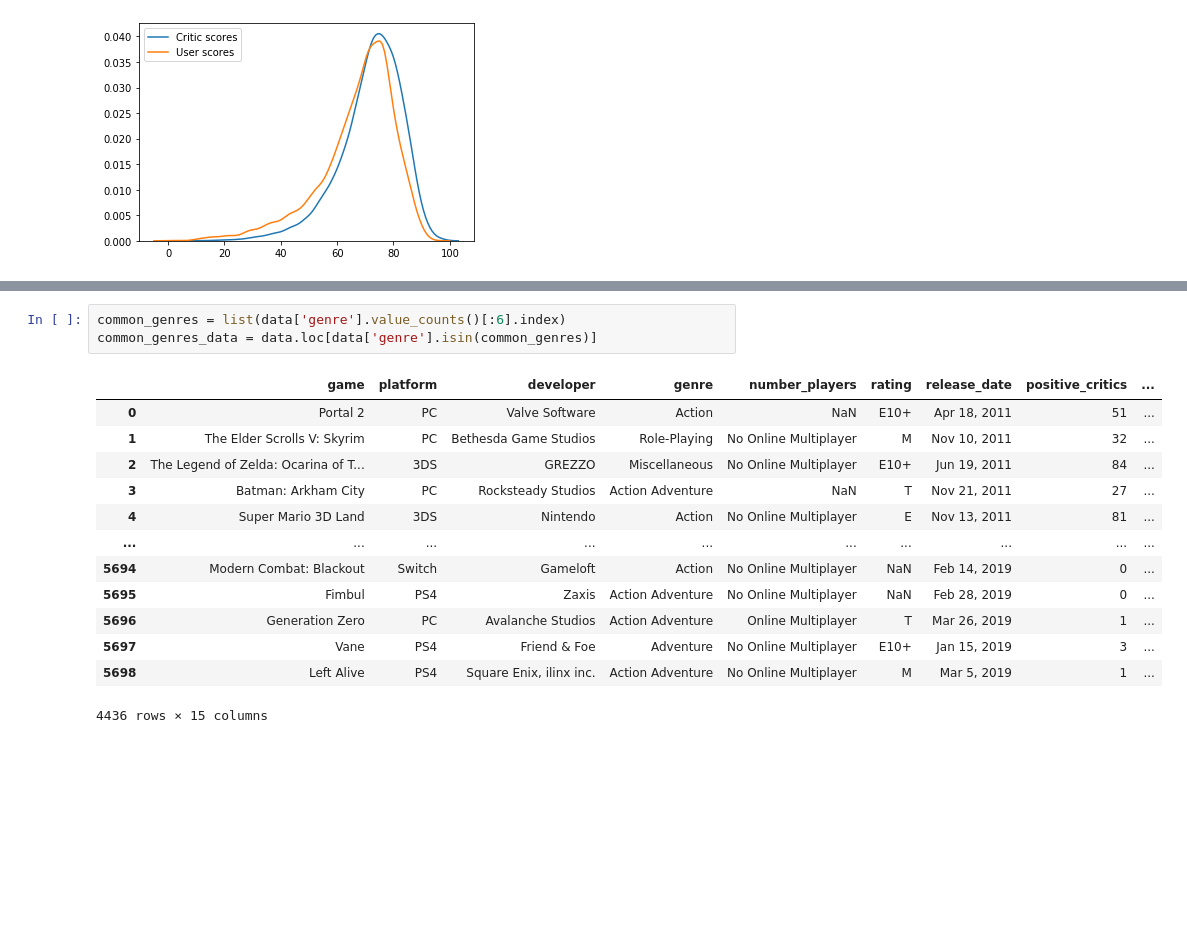
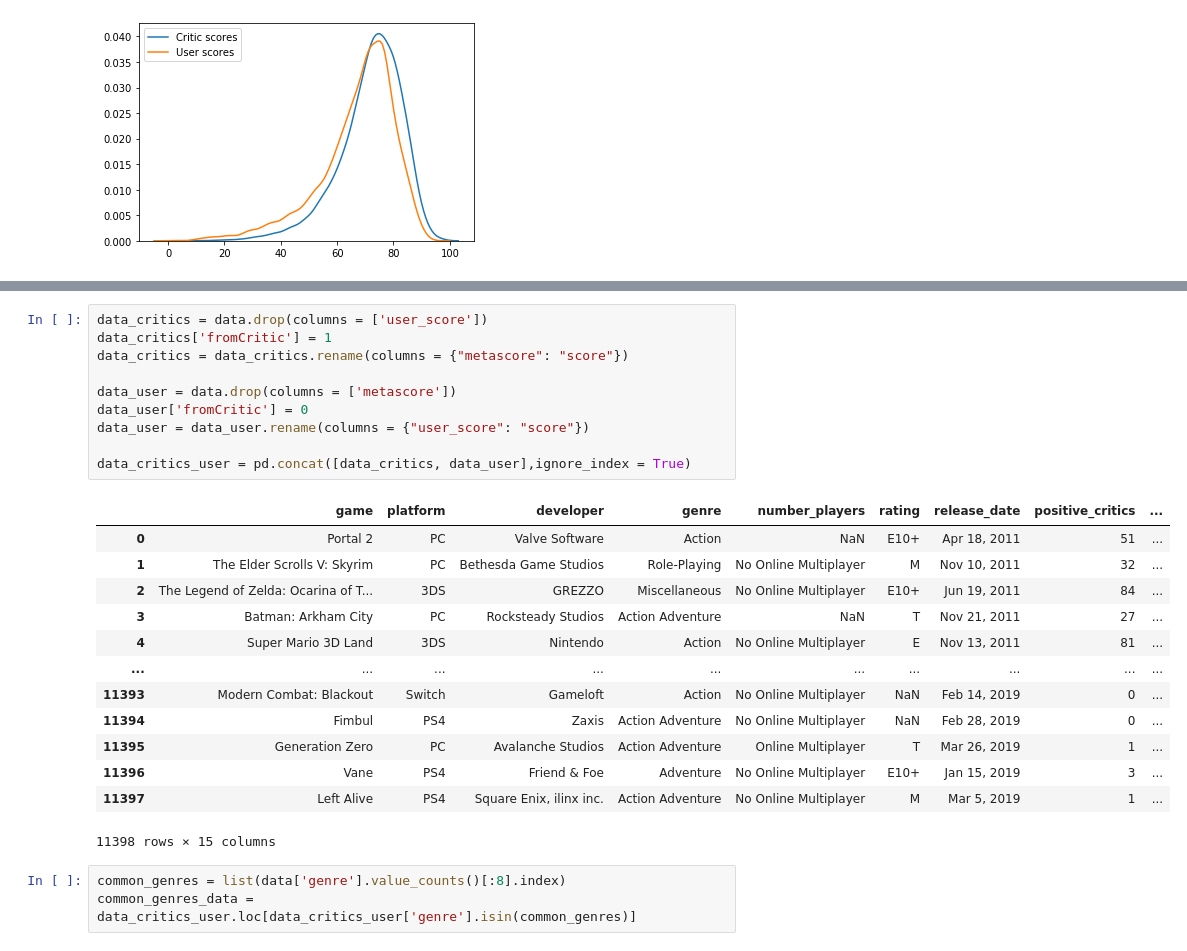
Before and after one commit to Daniel-Tebart/MetacriticAnalysis, a Jupyter notebook: main.ipynb, the cells around one changed output, grey strips where cells are left out. Drawn from its saved outputs; the diff is of its cells as text; blank space fills up the shorter version.

```diff
--- a/main.ipynb
+++ b/main.ipynb
@@ -31,18 +27,28 @@ sns.kdeplot(uscores, bw = 2, label = "User scores")
+# %%
+data_critics = data.drop(columns = ['user_score'])
+data_critics['fromCritic'] = 1
+data_critics = data_critics.rename(columns = {"metascore": "score"})
+
+data_user = data.drop(columns = ['metascore'])
+data_user['fromCritic'] = 0
+data_user = data_user.rename(columns = {"user_score": "score"})
+
+data_critics_user = pd.concat([data_critics, data_user],ignore_index = True)
+# %% [output]
+|  | game | platform | developer | genre | number_players | rating | release_date | positive_critics | ... |
+| 0 | Portal 2 | PC | Valve Software | Action | NaN | E10+ | Apr 18, 2011 | 51 | ... |
+| 1 | The Elder Scrolls V: Skyrim | PC | Bethesda Game Studios | Role-Playing | No Online Multiplayer | M | Nov 10, 2011 | 32 | ... |
+| 2 | The Legend of Zelda: Ocarina of T... | 3DS | GREZZO | Miscellaneous | No Online Multiplayer | E10+ | Jun 19, 2011 | 84 | ... |
+| 3 | Batman: Arkham City | PC | Rocksteady Studios | Action Adventure | NaN | T | Nov 21, 2011 | 27 | ... |
+| 4 | Super Mario 3D Land | 3DS | Nintendo | Action | No Online Multiplayer | E | Nov 13, 2011 | 81 | ... |
+| ... | ... | ... | ... | ... | ... | ... | ... | ... | ... |
+| 11393 | Modern Combat: Blackout | Switch | Gameloft | Action | No Online Multiplayer | NaN | Feb 14, 2019 | 0 | ... |
+| 11394 | Fimbul | PS4 | Zaxis | Action Adventure | No Online Multiplayer | NaN | Feb 28, 2019 | 0 | ... |
+| 11395 | Generation Zero | PC | Avalanche Studios | Action Adventure | Online Multiplayer | T | Mar 26, 2019 | 1 | ... |
+| 11396 | Vane | PS4 | Friend & Foe | Adventure | No Online Multiplayer | E10+ | Jan 15, 2019 | 3 | ... |
+| 11397 | Left Alive | PS4 | Square Enix, ilinx inc. | Action Adventure | No Online Multiplayer | M | Mar 5, 2019 | 1 | ... |
+11398 rows × 15 columns
 # %%
-common_genres = list(data['genre'].value_counts()[:6].index)
-common_genres_data = data.loc[data['genre'].isin(common_genres)]
+common_genres = list(data['genre'].value_counts()[:8].index)
+common_genres_data = data_critics_user.loc[data_critics_user['genre'].isin(common_genres)]
-# %% [output]
-|  | game | platform | developer | genre | number_players | rating | release_date | positive_critics | ... |
-| 0 | Portal 2 | PC | Valve Software | Action | NaN | E10+ | Apr 18, 2011 | 51 | ... |
-| 1 | The Elder Scrolls V: Skyrim | PC | Bethesda Game Studios | Role-Playing | No Online Multiplayer | M | Nov 10, 2011 | 32 | ... |
-| 2 | The Legend of Zelda: Ocarina of T... | 3DS | GREZZO | Miscellaneous | No Online Multiplayer | E10+ | Jun 19, 2011 | 84 | ... |
-| 3 | Batman: Arkham City | PC | Rocksteady Studios | Action Adventure | NaN | T | Nov 21, 2011 | 27 | ... |
-| 4 | Super Mario 3D Land | 3DS | Nintendo | Action | No Online Multiplayer | E | Nov 13, 2011 | 81 | ... |
-| ... | ... | ... | ... | ... | ... | ... | ... | ... | ... |
-| 5694 | Modern Combat: Blackout | Switch | Gameloft | Action | No Online Multiplayer | NaN | Feb 14, 2019 | 0 | ... |
-| 5695 | Fimbul | PS4 | Zaxis | Action Adventure | No Online Multiplayer | NaN | Feb 28, 2019 | 0 | ... |
-| 5696 | Generation Zero | PC | Avalanche Studios | Action Adventure | Online Multiplayer | T | Mar 26, 2019 | 1 | ... |
-| 5697 | Vane | PS4 | Friend & Foe | Adventure | No Online Multiplayer | E10+ | Jan 15, 2019 | 3 | ... |
-| 5698 | Left Alive | PS4 | Square Enix, ilinx inc. | Action Adventure | No Online Multiplayer | M | Mar 5, 2019 | 1 | ... |
-4436 rows × 15 columns
 # %%
```
Also changed, not shown: parts of 2 cells of this notebook.
